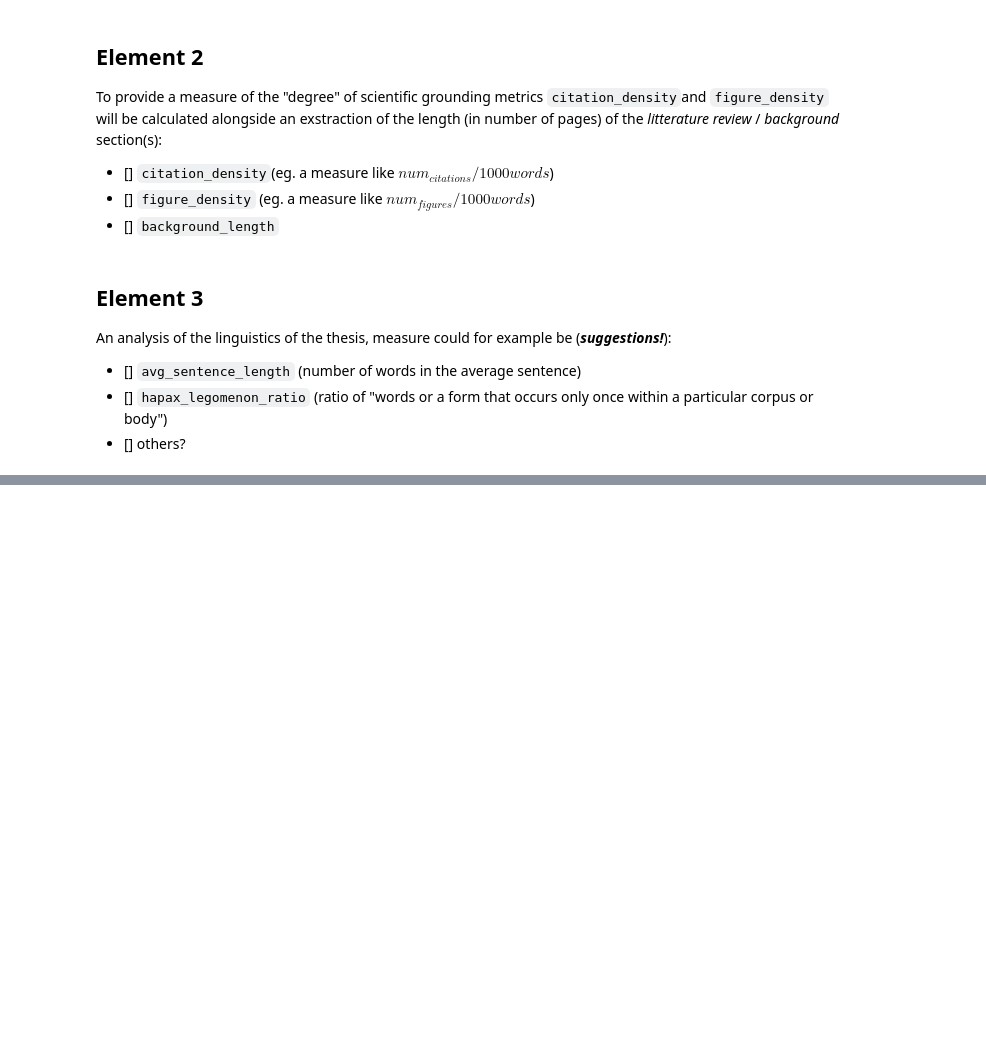
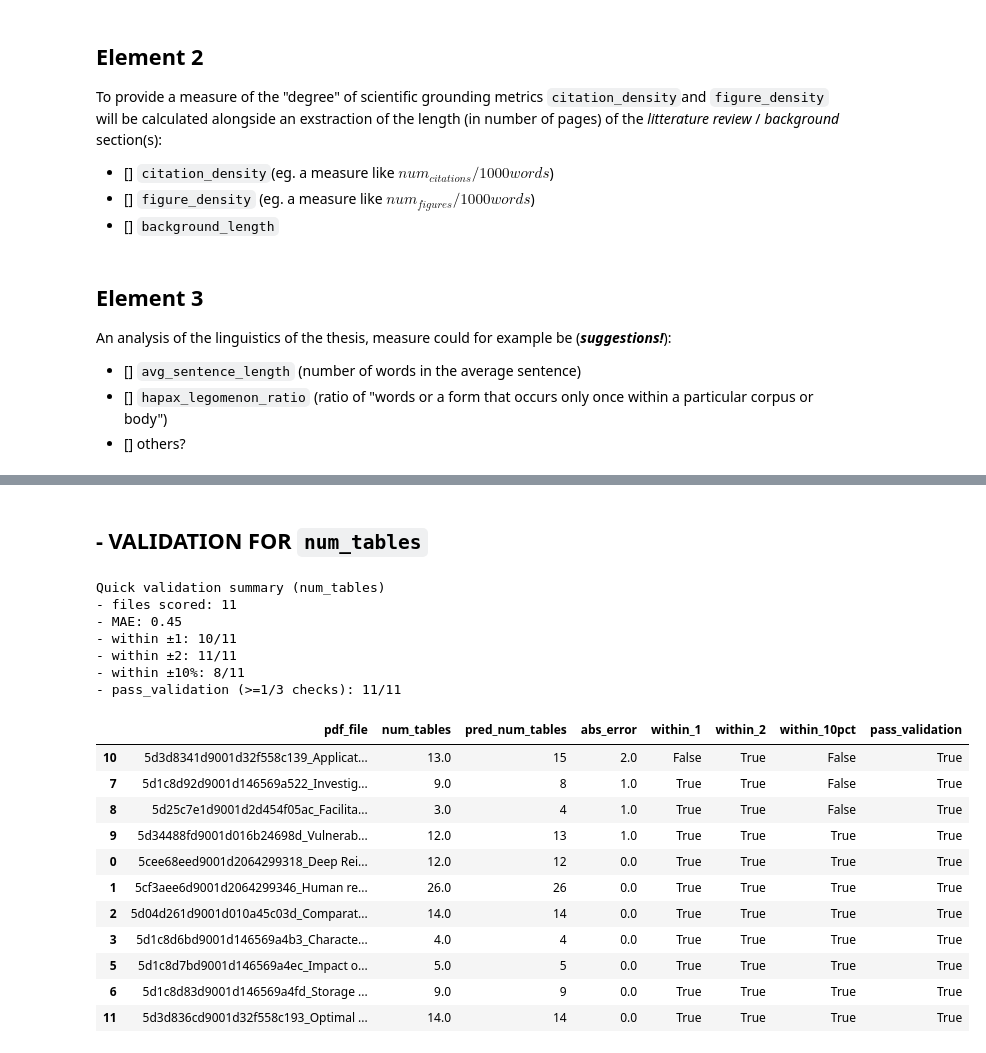
Before and after one commit to OliverKviat/Thesis_OCR, a Jupyter notebook: exstraction_more_from_pdf/thesis_stats_extractor.ipynb, the cells around one changed output, grey strips where cells are left out. Saved outputs shown, nothing was run; the diff lists cells and outputs as text; code cells hidden in the pictures; blank space fills up the shorter version.

```diff
--- a/exstraction_more_from_pdf/thesis_stats_extractor.ipynb
+++ b/exstraction_more_from_pdf/thesis_stats_extractor.ipynb
@@ -651,0 +778,80 @@ display(
+# %% [markdown]
+## - VALIDATION FOR ``num_tables``
+# %%
+# ==== QUICK VALIDATION (1.2: num_tables on first 12 labeled files) ====
+raw_root = Path("../Data/RAW_test")
+if not raw_root.exists():
+    raw_root = Path("Data/RAW_test")
+validation_tables = validation.copy()
+validation_tables = validation_tables[validation_tables["num_tables"].notna()].copy()
+pred_tables = []
+missing_tables = []
+for _, row in validation_tables.iterrows():
+    file_name = str(row["pdf_file"]).strip()
+    pdf_path = raw_root / file_name
+    if not pdf_path.exists():
+        missing_tables.append(file_name)
+        pred_tables.append(None)
+        continue
+    pred_tables.append(extract_num_tables(str(pdf_path), debug=False))
+validation_tables["pred_num_tables"] = pred_tables
+validation_tables["abs_error"] = (validation_tables["pred_num_tables"] - validation_tables["num_tables"]).abs()
+validation_tables["within_1"] = validation_tables["abs_error"] <= 1
+validation_tables["within_2"] = validation_tables["abs_error"] <= 2
+validation_tables["within_10pct"] = validation_tables["abs_error"] <= (0.10 * validation_tables["num_tables"])
+
+# Pass if at least one check is True.
+# within_1 / within_2 being True always passes regardless of within_10pct.
+validation_tables["pass_validation"] = (
+    validation_tables["within_1"]
+    | validation_tables["within_2"]
+    | validation_tables["within_10pct"]
+)
+
+n_scored = int(validation_tables["pred_num_tables"].notna().sum())
+hit_10pct = int(validation_tables["within_10pct"].sum()) if n_scored else 0
+mae = validation_tables["abs_error"].dropna().mean() if n_scored else None
+n_pass = int(validation_tables["pass_validation"].sum()) if n_scored else 0
+print("Quick validation summary (num_tables)")
+print(f"- files scored: {n_scored}")
+print(f"- MAE: {mae:.2f}" if mae is not None else "- MAE: N/A")
+print(f"- within ±1: {validation_tables['within_1'].sum()}/{n_scored}")
+print(f"- within ±2: {validation_tables['within_2'].sum()}/{n_scored}")
+print(f"- within ±10%: {hit_10pct}/{n_scored}")
+print(f"- pass_validation (>=1/3 checks): {n_pass}/{n_scored}")
+if missing_tables:
+    print("\nMissing files (not scored):")
+    for f in missing_tables:
+        print(f"- {f}")
+display(
+    validation_tables[[
+        "pdf_file",
+        "num_tables",
+        "pred_num_tables",
+        "abs_error",
+        "within_1",
+        "within_2",
+        "within_10pct",
+        "pass_validation",
+    ]].sort_values("abs_error", ascending=False)
+)
+# %% [output]
+Quick validation summary (num_tables)
+- files scored: 11
+- MAE: 0.45
+- within ±1: 10/11
+- within ±2: 11/11
+- within ±10%: 8/11
+- pass_validation (>=1/3 checks): 11/11
+|  | pdf_file | num_tables | pred_num_tables | abs_error | within_1 | within_2 | within_10pct | pass_validation |
+| 10 | 5d3d8341d9001d32f558c139_Applicat... | 13.0 | 15 | 2.0 | False | True | False | True |
+| 7 | 5d1c8d92d9001d146569a522_Investig... | 9.0 | 8 | 1.0 | True | True | False | True |
+| 8 | 5d25c7e1d9001d2d454f05ac_Facilita... | 3.0 | 4 | 1.0 | True | True | False | True |
+| 9 | 5d34488fd9001d016b24698d_Vulnerab... | 12.0 | 13 | 1.0 | True | True | True | True |
+| 0 | 5cee68eed9001d2064299318_Deep Rei... | 12.0 | 12 | 0.0 | True | True | True | True |
+| 1 | 5cf3aee6d9001d2064299346_Human re... | 26.0 | 26 | 0.0 | True | True | True | True |
+| 2 | 5d04d261d9001d010a45c03d_Comparat... | 14.0 | 14 | 0.0 | True | True | True | True |
+| 3 | 5d1c8d6bd9001d146569a4b3_Characte... | 4.0 | 4 | 0.0 | True | True | True | True |
+| 5 | 5d1c8d7bd9001d146569a4ec_Impact o... | 5.0 | 5 | 0.0 | True | True | True | True |
+| 6 | 5d1c8d83d9001d146569a4fd_Storage ... | 9.0 | 9 | 0.0 | True | True | True | True |
+| 11 | 5d3d836cd9001d32f558c193_Optimal ... | 14.0 | 14 | 0.0 | True | True | True | True |
```
Also changed, not shown: parts of 28 cells of this notebook, 4 other files.
